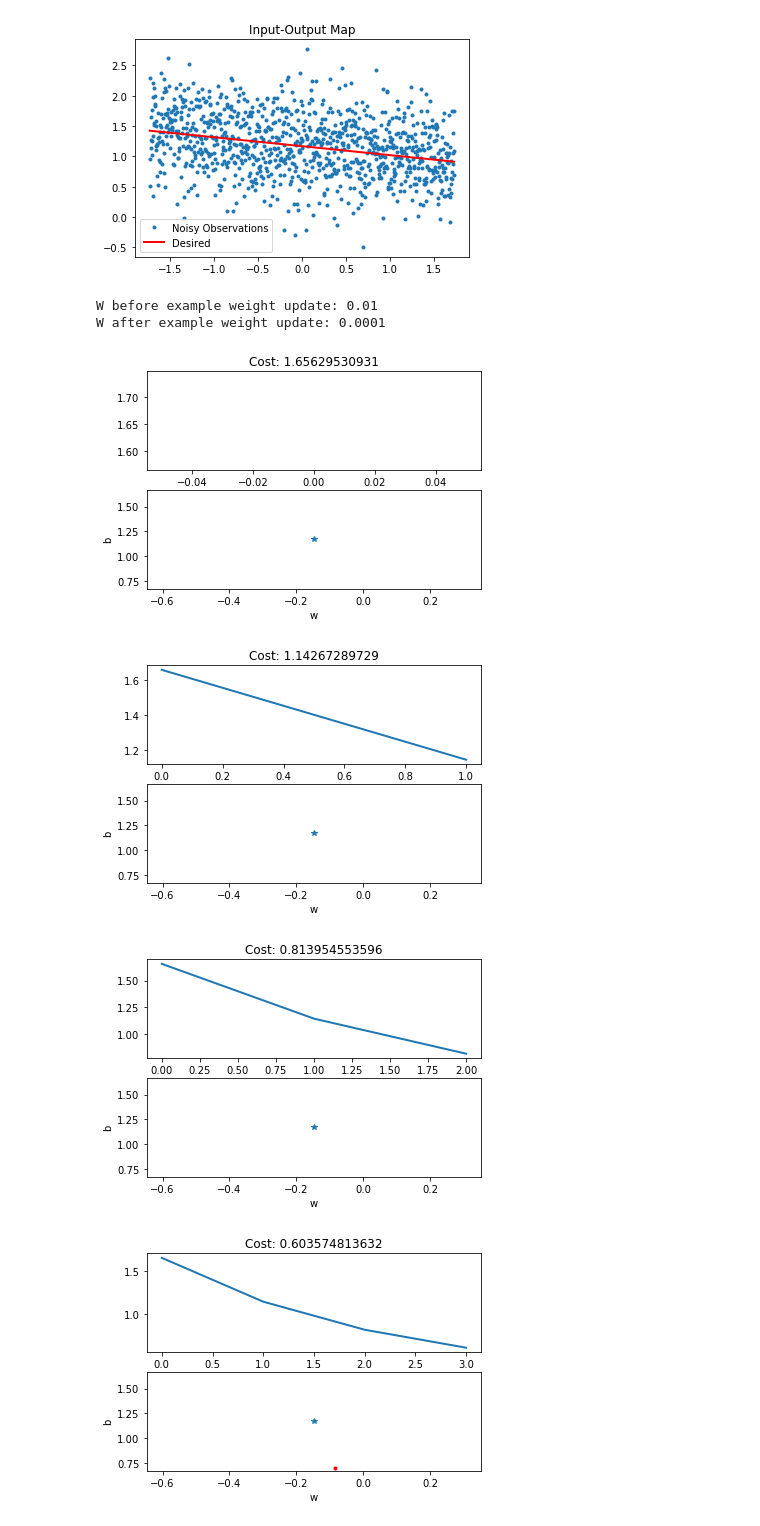
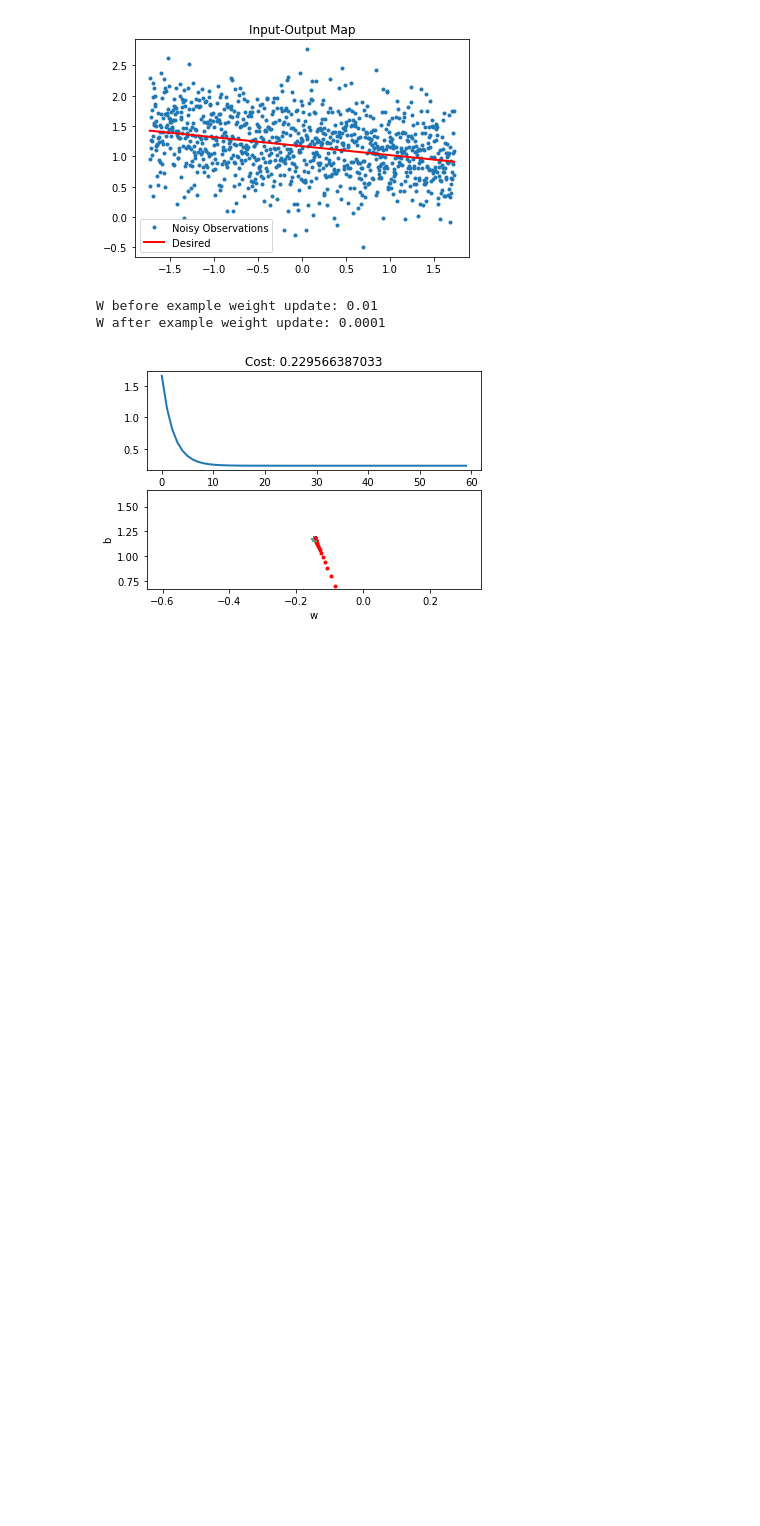
Before and after one commit to TrellixVulnTeam/ml_UQ36, a Jupyter notebook: deepLearning.ipynb, the cells around one changed output. Drawn from its saved outputs; the diff is of its cells as text; code cells hidden in the pictures; blank space fills up the shorter version.

```diff
--- a/deepLearning.ipynb
+++ b/deepLearning.ipynb
@@ -89,42 +89,39 @@ updates = [(p, p - learningRate*g) for p, g in zip(params, gradients)]
 # X,Y inputs, Cost output function, with weights updated as W-learningRate*gradient
 train = function([X, Y], Cost, updates=updates)
 
-EPOCHS = 30
+EPOCHS = 60
 costList = []
 x = stdX
 y = noisyDesired
 fig = plt.figure()
 for i in range(EPOCHS):
     # Train once
     costList.append(train(x, y))
     wHat, bHat = W.get_value(), B.get_value()
     # Display Cost Function
     plt.subplot(211)
     # Clear Current Axis
     plt.cla()
     plt.title('Cost: {}'.format(costList[-1]))
     plt.plot(costList, linewidth=2.)
 
     # Weight Space
     plt.subplot(212)
     plt.plot(w, b, '*', linewidth=2.)
     plt.plot(wHat, bHat, '.r', linewidth=2.)
     plt.xlim([w-0.5, w+0.5])
     plt.ylim([b-0.5, b+0.5])
     plt.xlabel('w')
     plt.ylabel('b')
 
     # Clear output, but only unless there's data to replace
     #clear_output(wait=True)
     # Display object, gcf() returns a reference to the current figure
     #display(plt.gcf())
-    plt.show()
+    #plt.show()
     #fig.canvas.draw()
-    time.sleep(0.5)
+    #time.sleep(0.5)
 # %% [output]
 W before example weight update: 0.01
 W after example weight update: 0.0001
-[figure, old version]
+[figure, new version]
-[figure, removed]
-[figure, removed]
-[figure, removed]
```
Also changed, not shown: parts of 2 cells of this notebook.
